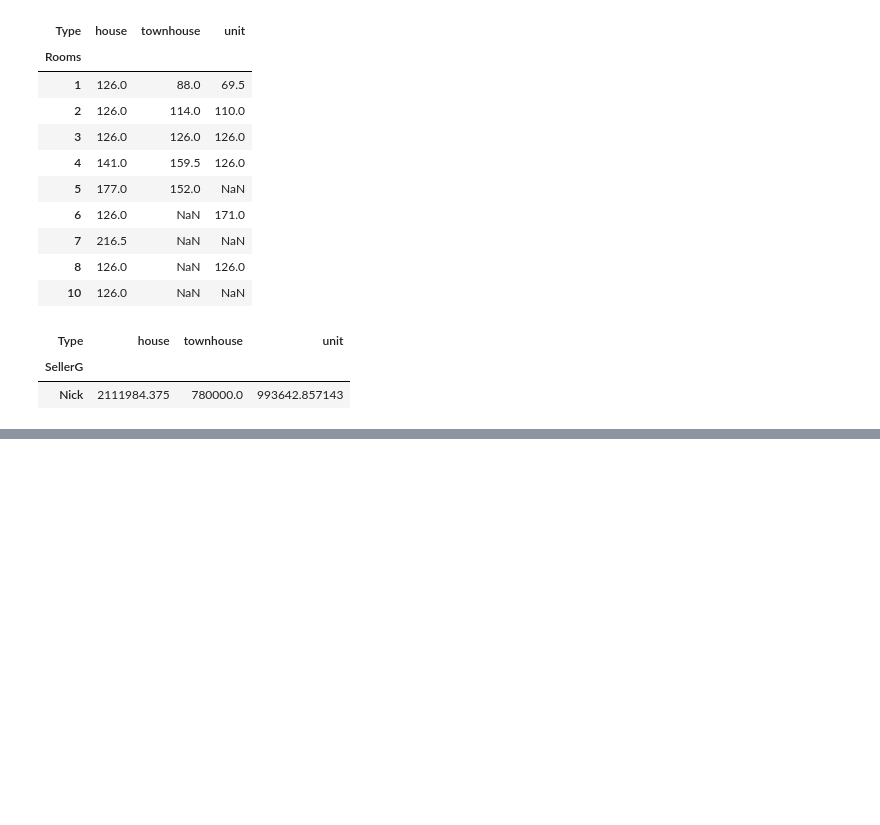
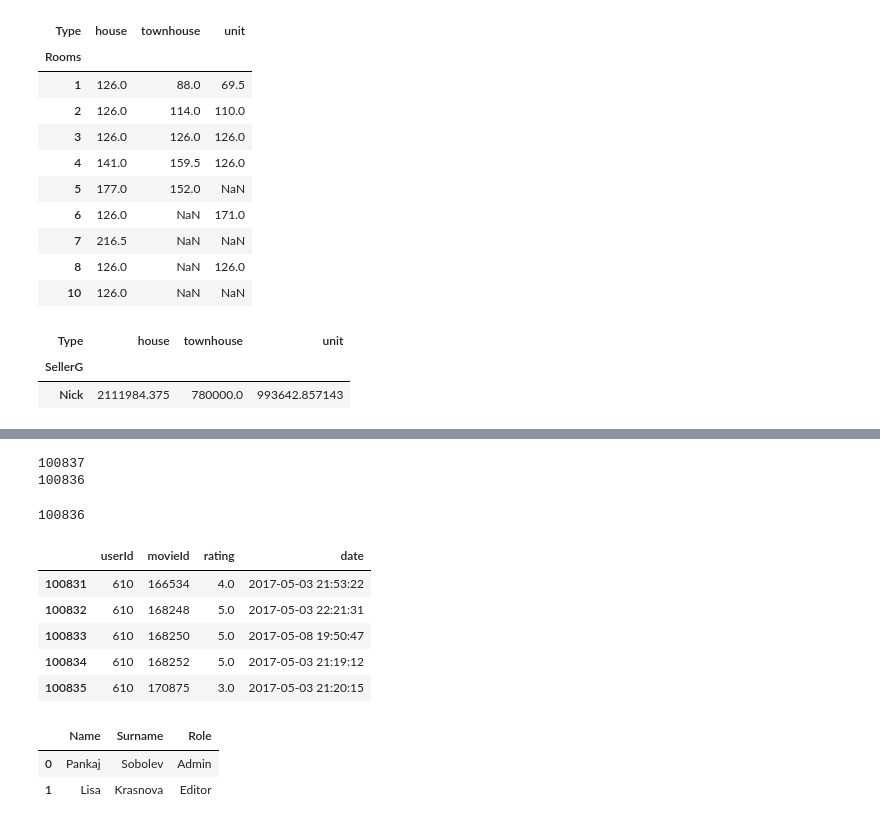
Before and after one commit to thetitorenko/sf_dspr_code, a Jupyter notebook: 01-block/05-python_12/05-python_12.ipynb, the cells around one changed output, grey strips where cells are left out. Saved outputs shown, nothing was run; the diff lists cells and outputs as text; code cells hidden in the pictures; blank space fills up the shorter version.

```diff
--- a/01-block/05-python_12/05-python_12.ipynb
+++ b/01-block/05-python_12/05-python_12.ipynb
@@ -518,0 +584,6 @@ display(pivot[mask])
+# %%
+# Задание 5.4
+
+# В каком году было выставлено больше всего оценок
+dates['date'] = pd.to_datetime(dates['date'])
+dates['date'].dt.year.value_counts().index[0]
@@ -518,0 +612,35 @@ display(pivot[mask])
+# %%
+# Объединить таблицы по столбцам не получиться из-за разной длины
+print(ratings.shape[0])
+print(dates.shape[0])
+# %% [output]
+100837
+100836
+# %%
+# Удаляем дубликаты в таблице
+ratings = ratings.drop_duplicates(ignore_index=True)
+print(ratings.shape[0])
+# %% [output]
+100836
+# %%
+ratings_dates = pd.concat(objs=[ratings, dates], axis=1)
+ratings_dates.tail(5)
+# %% [output]
+|  | userId | movieId | rating | date |
+| 100831 | 610 | 166534 | 4.0 | 2017-05-03 21:53:22 |
+| 100832 | 610 | 168248 | 5.0 | 2017-05-03 22:21:31 |
+| 100833 | 610 | 168250 | 5.0 | 2017-05-08 19:50:47 |
+| 100834 | 610 | 168252 | 5.0 | 2017-05-03 21:19:12 |
+| 100835 | 610 | 170875 | 3.0 | 2017-05-03 21:20:15 |
+# %%
+# Задание 6.2
+
+df1 = pd.DataFrame({"Name": ["Pankaj", "Lisa"], "Surname": ["Sobolev", "Krasnova"]})
+df2 = pd.DataFrame({"Role": ["Admin", "Editor"]})
+
+# Объединение двух датафреймов по столбцам
+pd.concat([df1, df2], axis=1)
+# %% [output]
+|  | Name | Surname | Role |
+| 0 | Pankaj | Sobolev | Admin |
+| 1 | Lisa | Krasnova | Editor |
```
Also changed, not shown: parts of 9 cells of this notebook, 4 other files.
